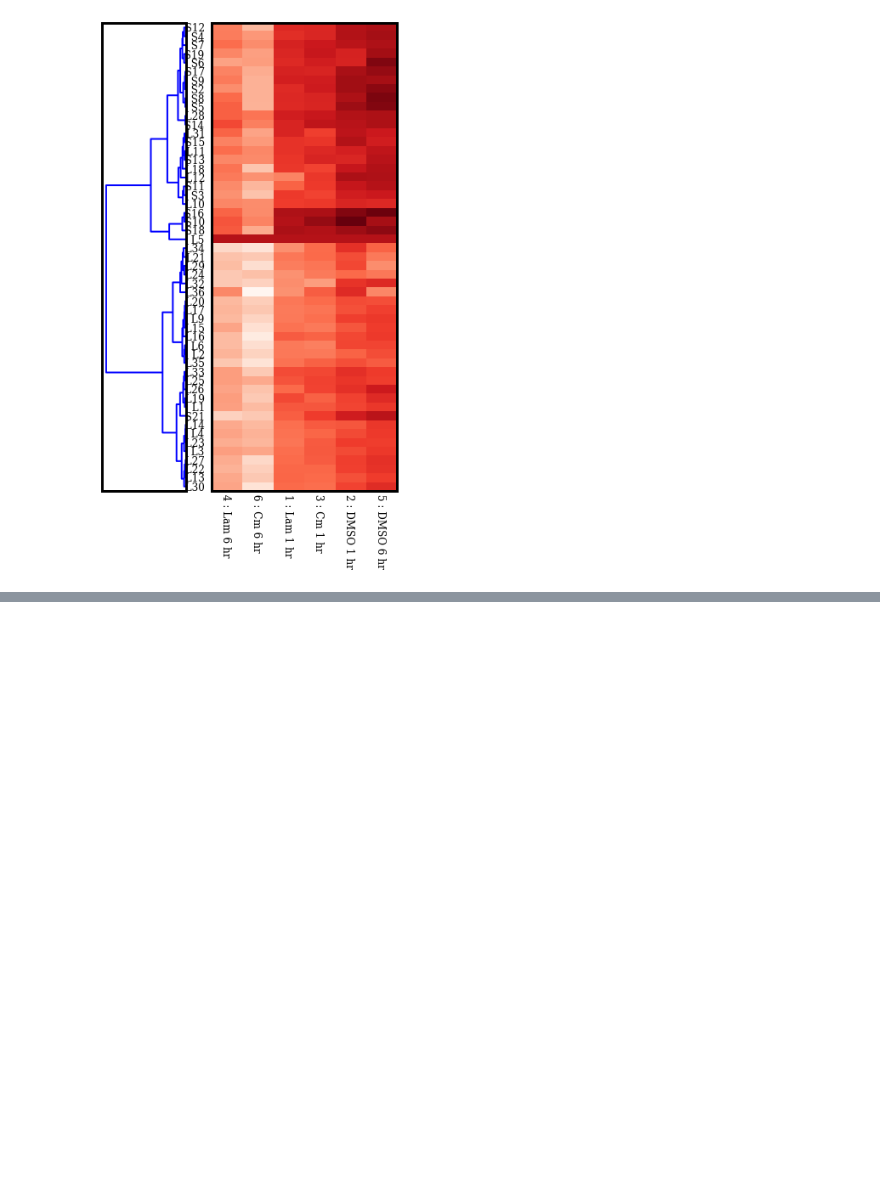
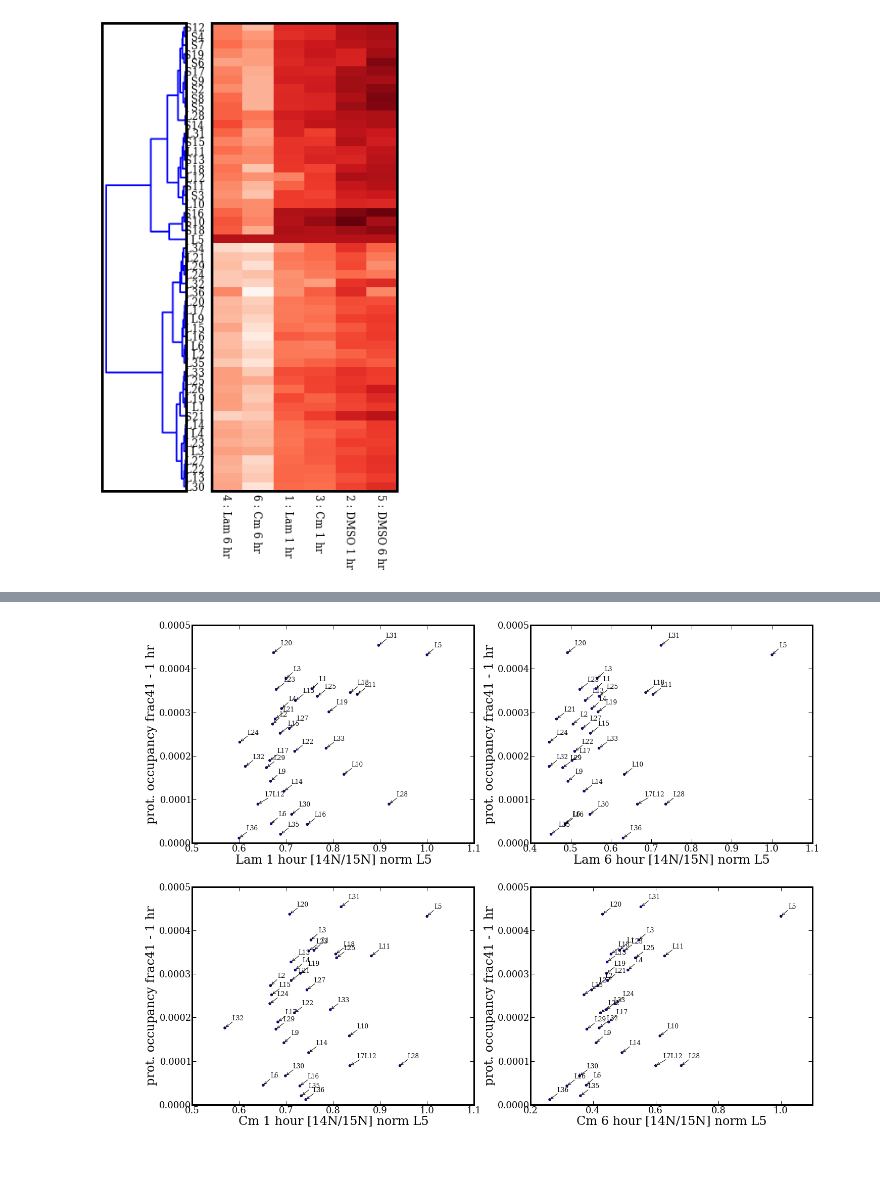
Before and after one commit to joeydavis/iPyNBs, a Jupyter notebook: PlotJStokesWC_esi.ipynb, the cells around one changed output, grey strips where cells are left out. Cells and saved outputs as stored; diff of their text form; code cells hidden in the pictures; blank space fills up the shorter version.

```diff
--- a/PlotJStokesWC_esi.ipynb
+++ b/PlotJStokesWC_esi.ipynb
@@ -231,0 +304,51 @@ pylab.savefig(figPath+'correlationInter.png')
+# %%
+gradient = pandas.read_csv('/home/jhdavis/JStokesDataSets/2013_09_06-JStokesESITOFAnalysis/toCluster/hr1LargeNR.txt', sep='\t', index_col='Protein')
+# %%
+f = pylab.figure(figsize=(22, 17))
+def doPlot(i,j,ax, allValues):
+    ax.scatter(i, j)
+    for prot, xl, yl in zip(allValues, i, j):
+        ax.annotate(str(prot), xy = (float(xl), float(yl)), xytext = (15,15), textcoords = 'offset points', arrowprops = dict(arrowstyle = '->', connectionstyle = 'arc3,rad=0'))
+    #m,b = numpy.polyfit(i, j,1)
+    #xs = numpy.linspace(min(i.min(), j.min()), max(i.max(), j.max()),200)
+    #ax.plot(xs, xs*m+b)
+    #corr = stats.pearsonr(i, j)
+    #ax.text(0.5, 0.15, 'pearson correlation = '+str(round(float(corr[0]),2)), size=20, transform=ax.transAxes)
+    return ax
+
+test = everything.join(gradient)
+
+a = f.add_subplot(221)
+i = test['lam1']
+j = test['/home/jhdavis/JStokesDataSets/2013_09_06-JStokesESITOFAnalysis/set1/1hr/js21_iso_res_filt.csv_corrected_merge']
+a = doPlot(i,j,a,test.index.values)
+a.set_ylabel('prot. occupancy frac41 - 1 hr')
+a.set_xlabel('Lam 1 hour [14N/15N] norm L5')
+a.set_ylim([0,0.0005])
+
+b = f.add_subplot(222)
+i = test['lam6']
+j = test['/home/jhdavis/JStokesDataSets/2013_09_06-JStokesESITOFAnalysis/set1/1hr/js21_iso_res_filt.csv_corrected_merge']
+b = doPlot(i,j,b,test.index.values)
+b.set_ylabel('prot. occupancy frac41 - 1 hr')
+b.set_xlabel('Lam 6 hour [14N/15N] norm L5')
+b.set_ylim([0,0.0005])
+
+c = f.add_subplot(223)
+i = test['cm1']
+j = test['/home/jhdavis/JStokesDataSets/2013_09_06-JStokesESITOFAnalysis/set1/1hr/js21_iso_res_filt.csv_corrected_merge']
+c = doPlot(i,j,c,test.index.values)
+c.set_ylabel('prot. occupancy frac41 - 1 hr')
+c.set_xlabel('Cm 1 hour [14N/15N] norm L5')
+c.set_ylim([0,0.0005])
+
+d = f.add_subplot(224)
+i = test['cm6']
+j = test['/home/jhdavis/JStokesDataSets/2013_09_06-JStokesESITOFAnalysis/set1/1hr/js21_iso_res_filt.csv_corrected_merge']
+d = doPlot(i,j,d,test.index.values)
+d.set_ylabel('prot. occupancy frac41 - 1 hr')
+d.set_xlabel('Cm 6 hour [14N/15N] norm L5')
+d.set_ylim([0,0.0005])
+pylab.savefig(figPath+'frac41Corr.png')
+# %% [output]
+[figure, added]
```
Also changed, not shown: parts of 9 cells of this notebook.
